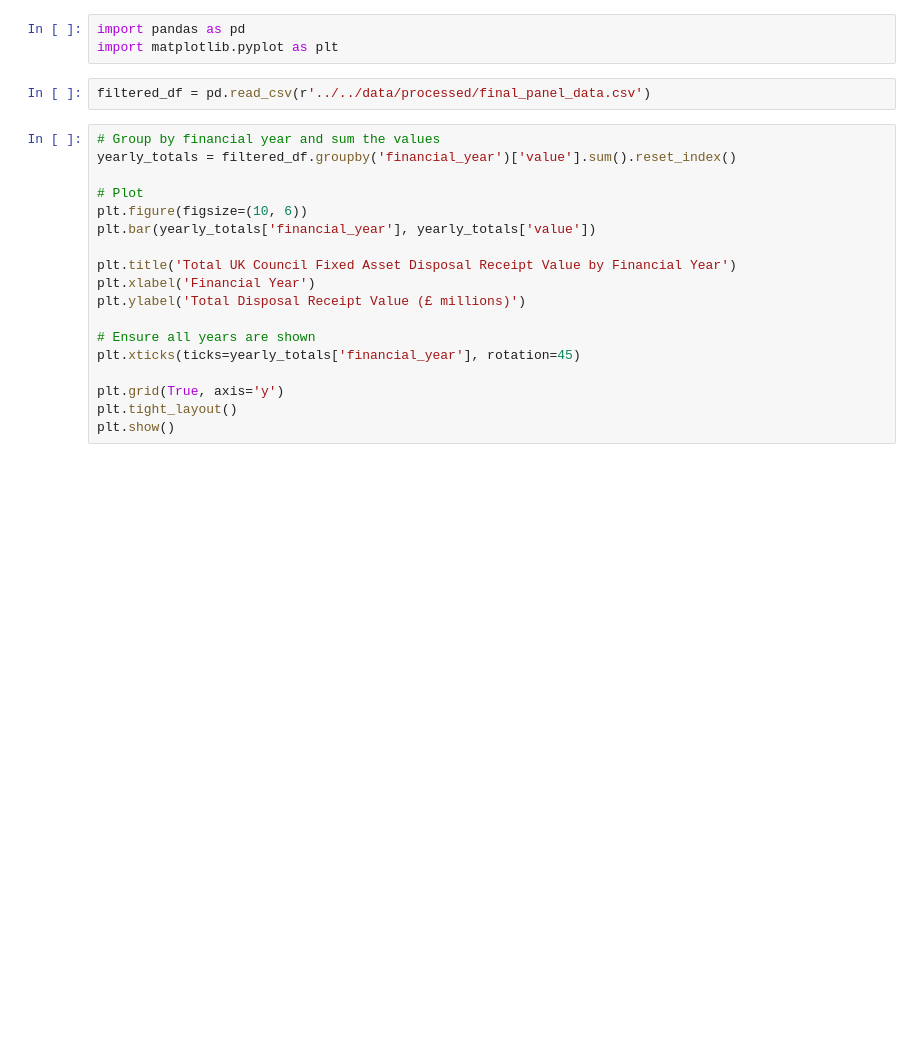
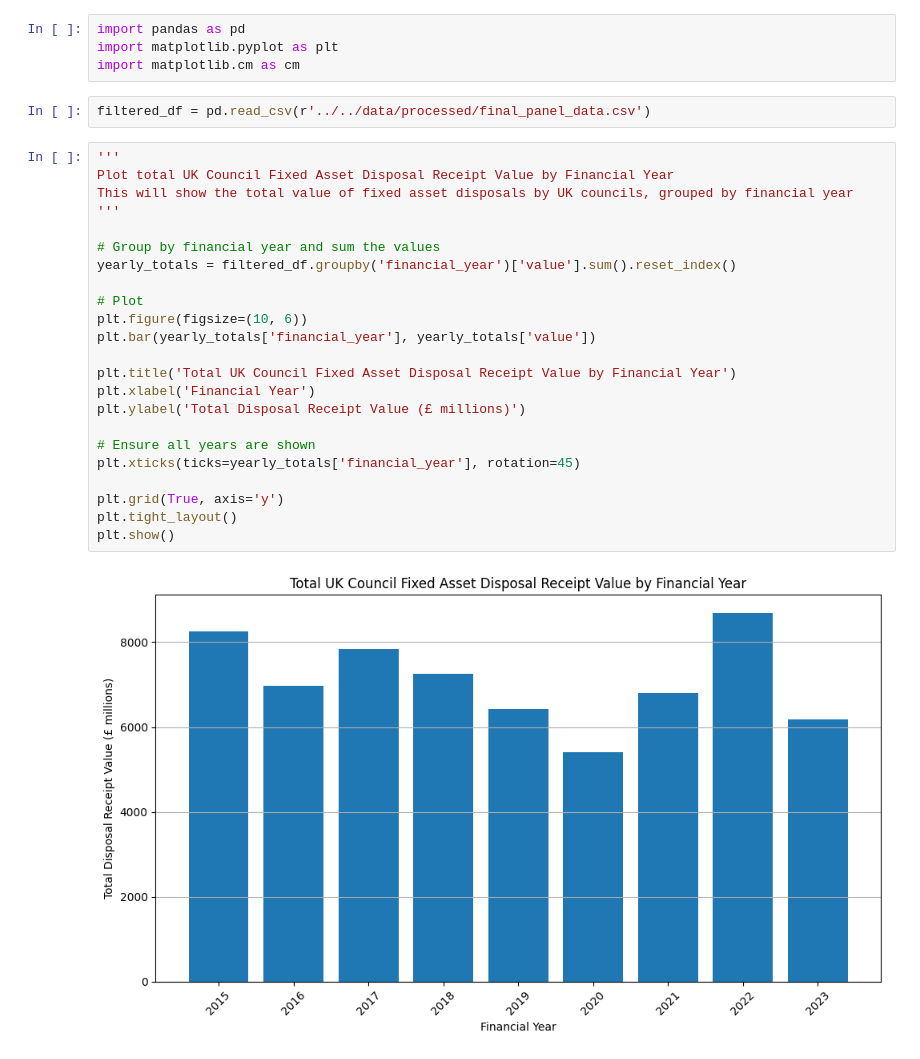
Before and after one commit to crystalyu917/The-Impact-of-Local-Council-Asset-Sales-on-Charity-Survival-in-England, a Jupyter notebook: src/analysis/receipt.ipynb, the cells around one changed output. Drawn from its saved outputs; the diff is of its cells as text; blank space fills up the shorter version.

```diff
--- a/src/analysis/receipt.ipynb
+++ b/src/analysis/receipt.ipynb
@@ -1,24 +1,32 @@
 # %%
 import pandas as pd
 import matplotlib.pyplot as plt
+import matplotlib.cm as cm
 # %%
 filtered_df = pd.read_csv(r'../../data/processed/final_panel_data.csv')
 # %%
+'''
+Plot total UK Council Fixed Asset Disposal Receipt Value by Financial Year
+This will show the total value of fixed asset disposals by UK councils, grouped by financial year
+'''
+
 # Group by financial year and sum the values
 yearly_totals = filtered_df.groupby('financial_year')['value'].sum().reset_index()
 
 # Plot
 plt.figure(figsize=(10, 6))
 plt.bar(yearly_totals['financial_year'], yearly_totals['value'])
 
 plt.title('Total UK Council Fixed Asset Disposal Receipt Value by Financial Year')
 plt.xlabel('Financial Year')
 plt.ylabel('Total Disposal Receipt Value (£ millions)')
 
 # Ensure all years are shown
 plt.xticks(ticks=yearly_totals['financial_year'], rotation=45)
 
 plt.grid(True, axis='y')
 plt.tight_layout()
 plt.show()
+# %% [output]
+[figure, added]
 # %%
```
Also changed, not shown: parts of 2 cells of this notebook, 1 other file.
